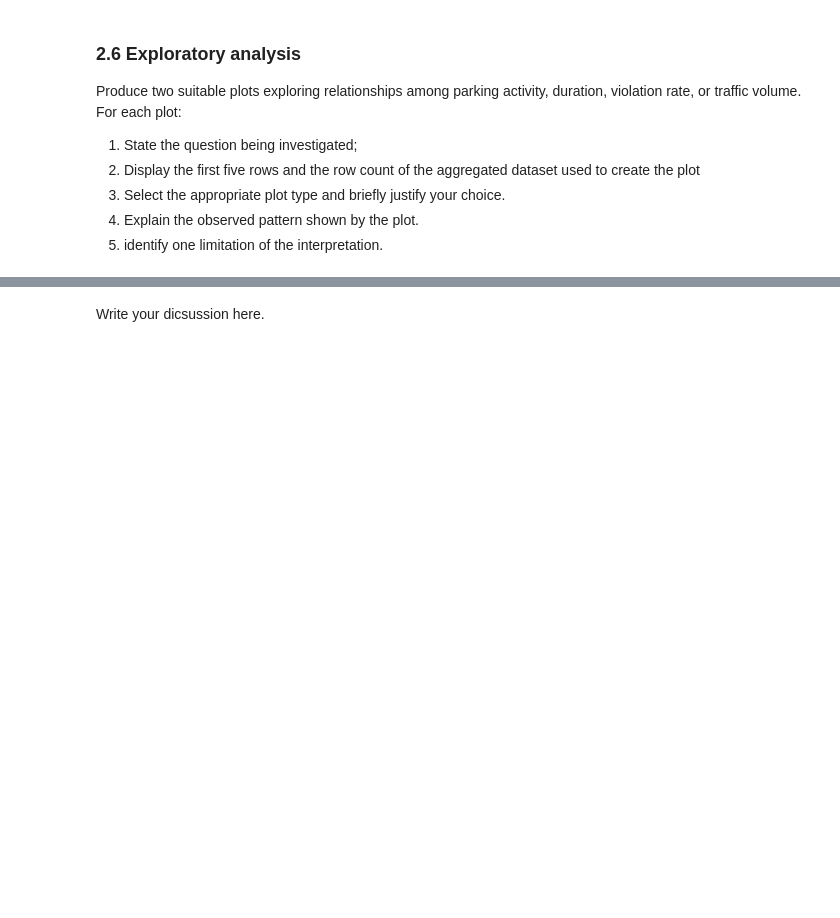
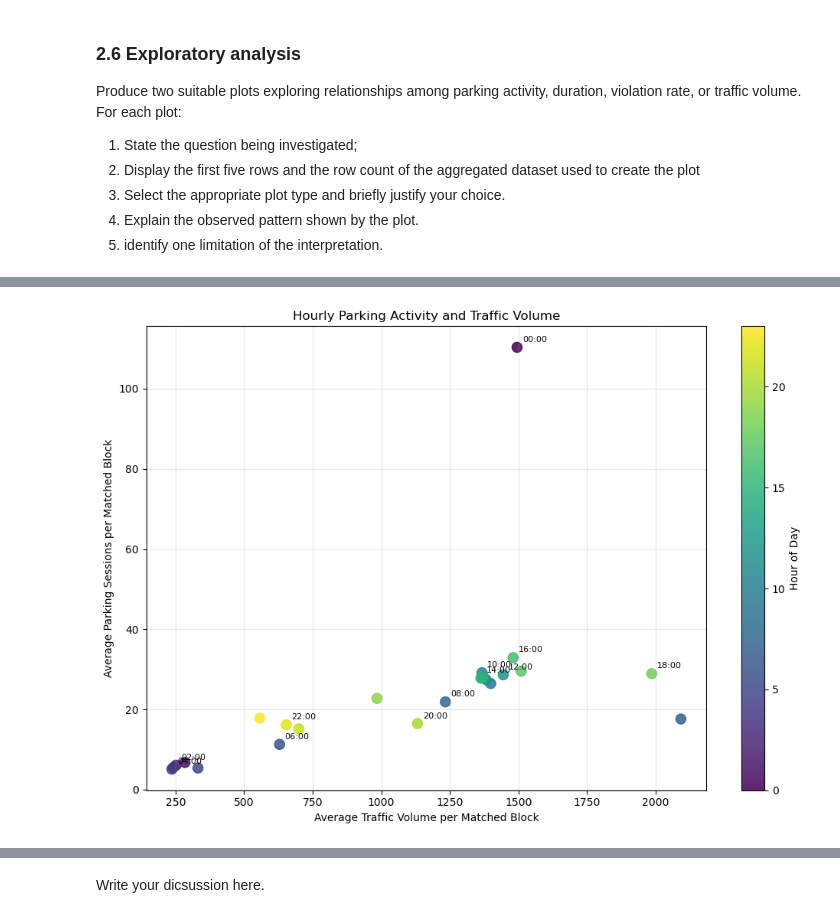
Before and after one commit to zhang-ke-shu/Monash_Project, a Jupyter notebook: 5202_Project1/Ass1/A1_kzha0139.ipynb, the cells around one changed output, grey strips where cells are left out. Cells and saved outputs as stored; diff of their text form; code cells hidden in the pictures; blank space fills up the shorter version.

```diff
--- a/5202_Project1/Ass1/A1_kzha0139.ipynb
+++ b/5202_Project1/Ass1/A1_kzha0139.ipynb
@@ -2266,0 +2517,81 @@ For each plot:
+# %%
+hourly_relationship_pd = (
+    hourly_relationship_df
+    .toPandas()
+    .sort_values("HourOfDay")
+)
+
+hourly_parking_traffic_correlation = (
+    hourly_relationship_pd[
+        "AverageParkingSessions"
+    ].corr(
+        hourly_relationship_pd[
+            "AverageTrafficVolume"
+        ]
+    )
+)
+
+print(
+    "Correlation between average parking sessions "
+    f"and average traffic volume: "
+    f"{hourly_parking_traffic_correlation:.3f}"
+)
+
+fig, ax = plt.subplots(
+    figsize=(10, 7)
+)
+
+scatter = ax.scatter(
+    hourly_relationship_pd[
+        "AverageTrafficVolume"
+    ],
+    hourly_relationship_pd[
+        "AverageParkingSessions"
+    ],
+    c=hourly_relationship_pd[
+        "HourOfDay"
+    ],
+    cmap="viridis",
+    s=90,
+    alpha=0.85
+)
+
+# Label every second hour to reduce visual crowding
+for _, row in hourly_relationship_pd.iterrows():
+    if int(row["HourOfDay"]) % 2 == 0:
+        ax.annotate(
+            f'{int(row["HourOfDay"]):02d}:00',
+            (
+                row["AverageTrafficVolume"],
+                row["AverageParkingSessions"]
+            ),
+            xytext=(5, 5),
+            textcoords="offset points",
+            fontsize=8
+        )
+
+colour_bar = plt.colorbar(
+    scatter,
+    ax=ax
+)
+colour_bar.set_label(
+    "Hour of Day"
+)
+
+ax.set_xlabel(
+    "Average Traffic Volume per Matched Block"
+)
+ax.set_ylabel(
+    "Average Parking Sessions per Matched Block"
+)
+ax.set_title(
+    "Hourly Parking Activity and Traffic Volume"
+)
+ax.grid(
+    True,
+    alpha=0.3
+)
+
+plt.tight_layout()
+plt.show()
+# %% [output]
@@ -2266,0 +2599 @@ For each plot:
+[figure, added]
```
Also changed, not shown: parts of 12 cells of this notebook, 1 other file.
